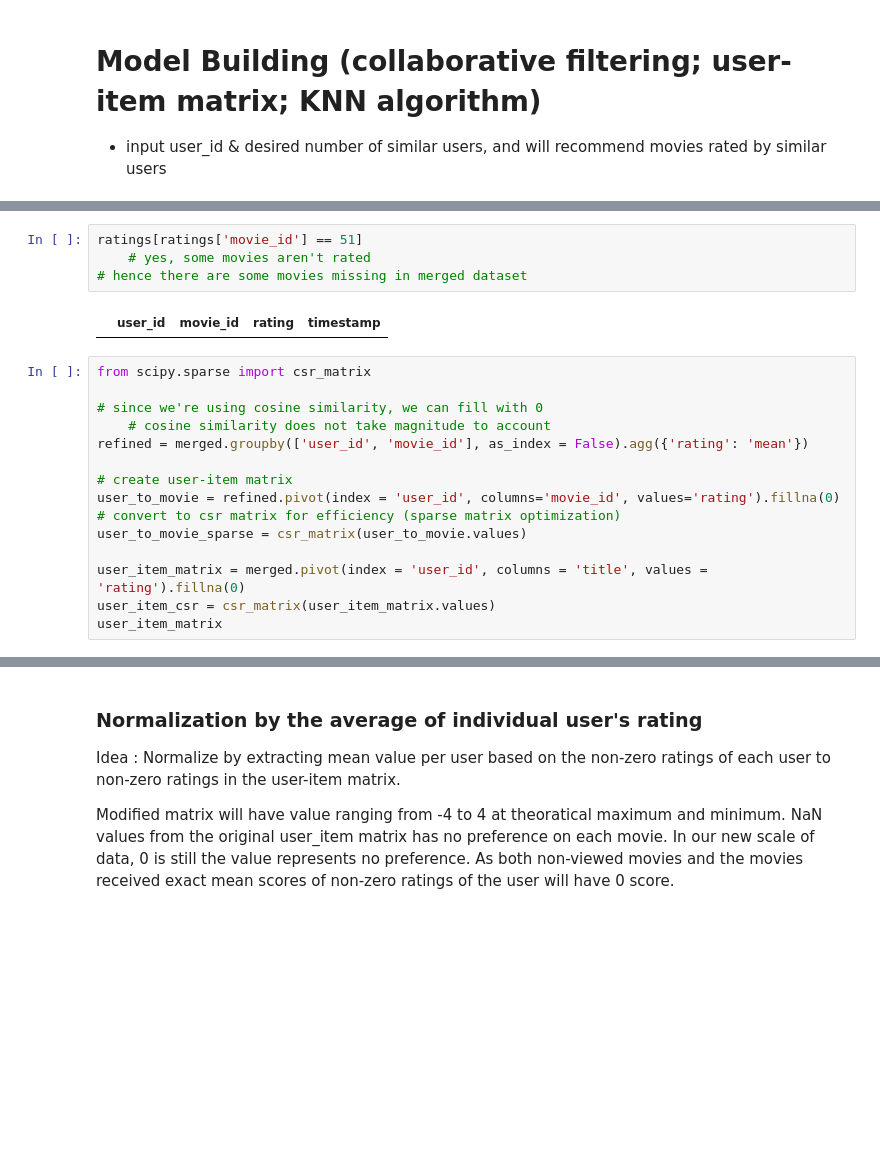
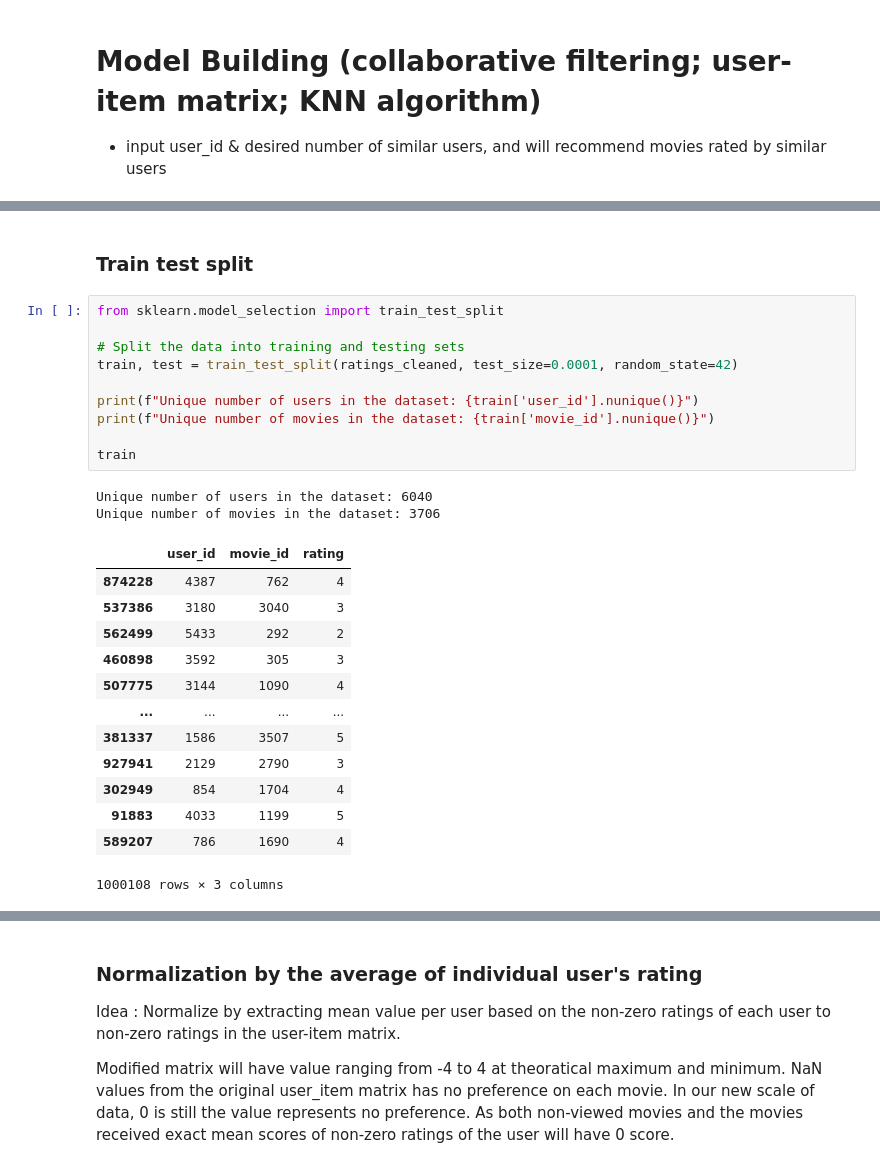
Before and after one commit to LazySiru/movieRecommendation, a Jupyter notebook: recommendationSystem/Recommendation.ipynb, the cells around one changed output, grey strips where cells are left out. Drawn from its saved outputs; the diff is of its cells as text; blank space fills up the shorter version.

```diff
--- a/recommendationSystem/Recommendation.ipynb
+++ b/recommendationSystem/Recommendation.ipynb
@@ -438,24 +441,31 @@ movies[~movies['movie_id'].isin(merged['movie_id'].unique())]
 | 3786 | 3856 | Autumn Heart (1999) | Drama |
 | 3837 | 3907 | Prince of Central Park, The (1999) | Drama |
 177 rows × 3 columns
-# %%
-ratings[ratings['movie_id'] == 51]
-    # yes, some movies aren't rated
-# hence there are some movies missing in merged dataset
-# %% [output]
-|  | user_id | movie_id | rating | timestamp |
-# %%
-from scipy.sparse import csr_matrix
-
-# since we're using cosine similarity, we can fill with 0
-    # cosine similarity does not take magnitude to account
-refined = merged.groupby(['user_id', 'movie_id'], as_index = False).agg({'rating': 'mean'})
-
-# create user-item matrix
-user_to_movie = refined.pivot(index = 'user_id', columns='movie_id', values='rating').fillna(0)
-# convert to csr matrix for efficiency (sparse matrix optimization)
-user_to_movie_sparse = csr_matrix(user_to_movie.values)
-
-user_item_matrix = merged.pivot(index = 'user_id', columns = 'title', values = 'rating').fillna(0)
-user_item_csr = csr_matrix(user_item_matrix.values)
-user_item_matrix
+# %% [markdown]
+### Train test split
+# %%
+from sklearn.model_selection import train_test_split
+
+# Split the data into training and testing sets
+train, test = train_test_split(ratings_cleaned, test_size=0.0001, random_state=42)
+
+print(f"Unique number of users in the dataset: {train['user_id'].nunique()}")
+print(f"Unique number of movies in the dataset: {train['movie_id'].nunique()}")
+
+train
+# %% [output]
+Unique number of users in the dataset: 6040
+Unique number of movies in the dataset: 3706
+|  | user_id | movie_id | rating |
+| 874228 | 4387 | 762 | 4 |
+| 537386 | 3180 | 3040 | 3 |
+| 562499 | 5433 | 292 | 2 |
+| 460898 | 3592 | 305 | 3 |
+| 507775 | 3144 | 1090 | 4 |
+| ... | ... | ... | ... |
+| 381337 | 1586 | 3507 | 5 |
+| 927941 | 2129 | 2790 | 3 |
+| 302949 | 854 | 1704 | 4 |
+| 91883 | 4033 | 1199 | 5 |
+| 589207 | 786 | 1690 | 4 |
+1000108 rows × 3 columns
```
Also changed, not shown: parts of 24 cells of this notebook.
